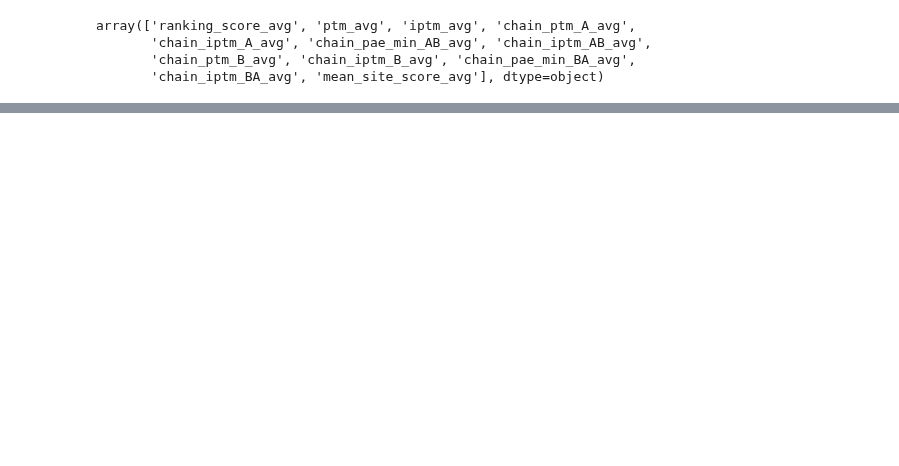
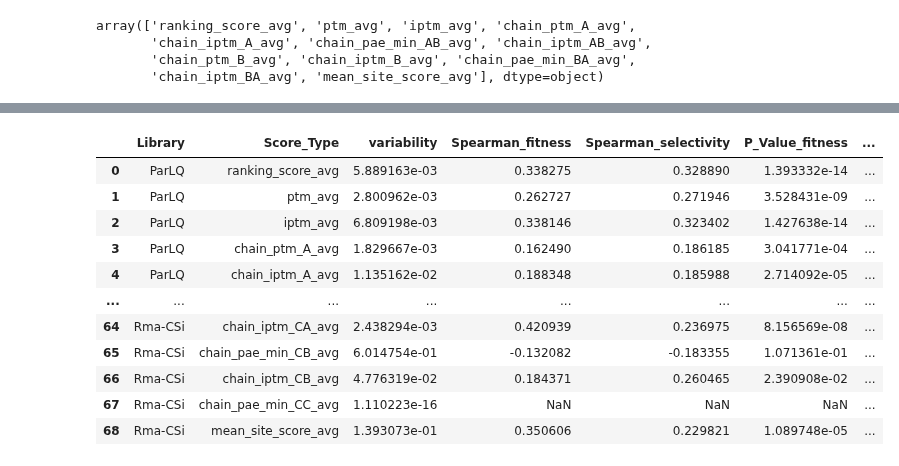
Before and after one commit to fhalab/substrate_aware_zs, a Jupyter notebook: sandbox/get_af3_score.ipynb, the cells around one changed output, grey strips where cells are left out. Cells and saved outputs as stored; diff of their text form; code cells hidden in the pictures; blank space fills up the shorter version.

```diff
--- a/sandbox/get_af3_score.ipynb
+++ b/sandbox/get_af3_score.ipynb
@@ -132,0 +129,81 @@ array(['ranking_score_avg', 'ptm_avg', 'iptm_avg', 'chain_ptm_A_avg',
+# %%
+import pandas as pd
+import numpy as np
+from glob import glob
+from scipy.stats import spearmanr
+from REVIVAL.util import get_file_name
+
+# Initialize an empty list to store results
+results = []
+
+# Loop through the CSV files and calculate Spearman correlation
+# for lib in sorted(glob("/disk2/fli/REVIVAL2/data/meta/not_scaled/*.csv")):
+for lib in [
+    "/disk2/fli/REVIVAL2/data/meta/not_scaled/ParLQ.csv",
+    "/disk2/fli/REVIVAL2/data/meta/not_scaled/Rma-CB.csv",
+    "/disk2/fli/REVIVAL2/data/meta/not_scaled/Rma-CSi.csv"
+    ]:
+    lib_name = get_file_name(lib)
+    lib_df = pd.read_csv(lib)
+    af3_df = pd.read_csv(f'/disk2/fli/REVIVAL2/zs/af3/score_seperate/{lib_name}.csv')
+    df_nan = af3_df[af3_df.isna().any(axis=1)]
+    if len(df_nan) > 0:
+        print(f"NaN values found in {lib_name} for af3_df")
+        print(len(df_nan))
+    avg_c = [c for c in af3_df.columns if "avg" in c and "disordered" not in c and "chain_pae_min_AA" not in c and "chain_pae_min_BB" not in c]
+    std_c = [c for c in af3_df.columns if "std" in c and "disordered" not in c and "chain_pae_min_AA" not in c and "chain_pae_min_BB" not in c]
+    agg_c = [c for c in af3_df.columns if "agg" in c and "disordered" not in c and "chain_pae_min_AA" not in c and "chain_pae_min_BB" not in c]
+
+    merge_cols = ["var", "fitness"]
+
+    if "selectivity" in lib_df.columns:
+        merge_cols.append("selectivity")
+    # Merge dataframes on the 'var' column
+    merged_df = pd.merge(af3_df[["var"] + avg_c + std_c], lib_df[merge_cols], on="var", how="outer")
+
+    # Calculate Spearman correlation for each column in avg_c
+    for c in avg_c:
+        lib_df_valid = merged_df.copy()
+        valid_rows = lib_df_valid[["fitness", "selectivity", c]].dropna()
+        correlation, p_value = spearmanr(valid_rows["fitness"].values, valid_rows[c].values)
+        correlation_select, p_value_select = spearmanr(valid_rows["selectivity"].values, valid_rows[c].values)
+        # correlation, p_value = spearmanr(merged_df["fitness"].values, merged_df[c].values)
+        if "agg" not in c:
+            std_col = merged_df[c.replace("avg", "std")].values
+            results.append({
+                "Library": lib_name,
+                "Score_Type": c,
+                "variability": std_col.mean(),
+                "Spearman_fitness": correlation,
+                "Spearman_selectivity": correlation_select,
+                "P_Value_fitness": p_value,
+                "P_Value_selectivity": p_value_select
+
+
+            })
+        else:
+            results.append({
+                "Library": lib_name,
+                "Score_Type": c,
+                "variability": np.nan,
+                "Spearman_Correlation ": correlation,
+                "P_Value": p_value
+        })
+
+
+# Convert results into a DataFrame and display it as a table
+results_df = pd.DataFrame(results)
+results_df
+# %% [output]
+|  | Library | Score_Type | variability | Spearman_fitness | Spearman_selectivity | P_Value_fitness | ... |
+| 0 | ParLQ | ranking_score_avg | 5.889163e-03 | 0.338275 | 0.328890 | 1.393332e-14 | ... |
+| 1 | ParLQ | ptm_avg | 2.800962e-03 | 0.262727 | 0.271946 | 3.528431e-09 | ... |
+| 2 | ParLQ | iptm_avg | 6.809198e-03 | 0.338146 | 0.323402 | 1.427638e-14 | ... |
+| 3 | ParLQ | chain_ptm_A_avg | 1.829667e-03 | 0.162490 | 0.186185 | 3.041771e-04 | ... |
+| 4 | ParLQ | chain_iptm_A_avg | 1.135162e-02 | 0.188348 | 0.185988 | 2.714092e-05 | ... |
+| ... | ... | ... | ... | ... | ... | ... | ... |
+| 64 | Rma-CSi | chain_iptm_CA_avg | 2.438294e-03 | 0.420939 | 0.236975 | 8.156569e-08 | ... |
+| 65 | Rma-CSi | chain_pae_min_CB_avg | 6.014754e-01 | -0.132082 | -0.183355 | 1.071361e-01 | ... |
+| 66 | Rma-CSi | chain_iptm_CB_avg | 4.776319e-02 | 0.184371 | 0.260465 | 2.390908e-02 | ... |
+| 67 | Rma-CSi | chain_pae_min_CC_avg | 1.110223e-16 | NaN | NaN | NaN | ... |
+| 68 | Rma-CSi | mean_site_score_avg | 1.393073e-01 | 0.350606 | 0.229821 | 1.089748e-05 | ... |
```
Also changed, not shown: parts of 22 cells of this notebook, 12 other files.
